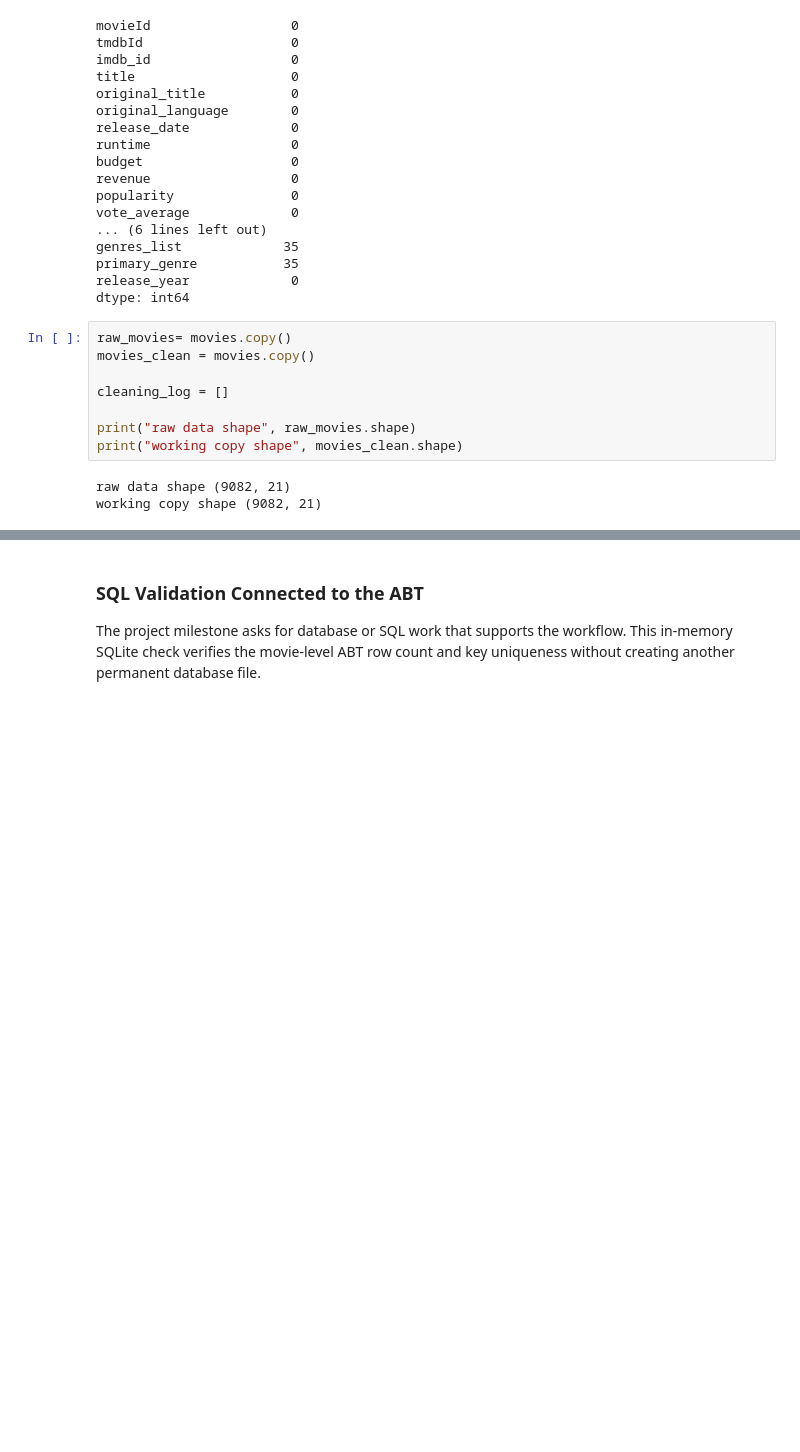
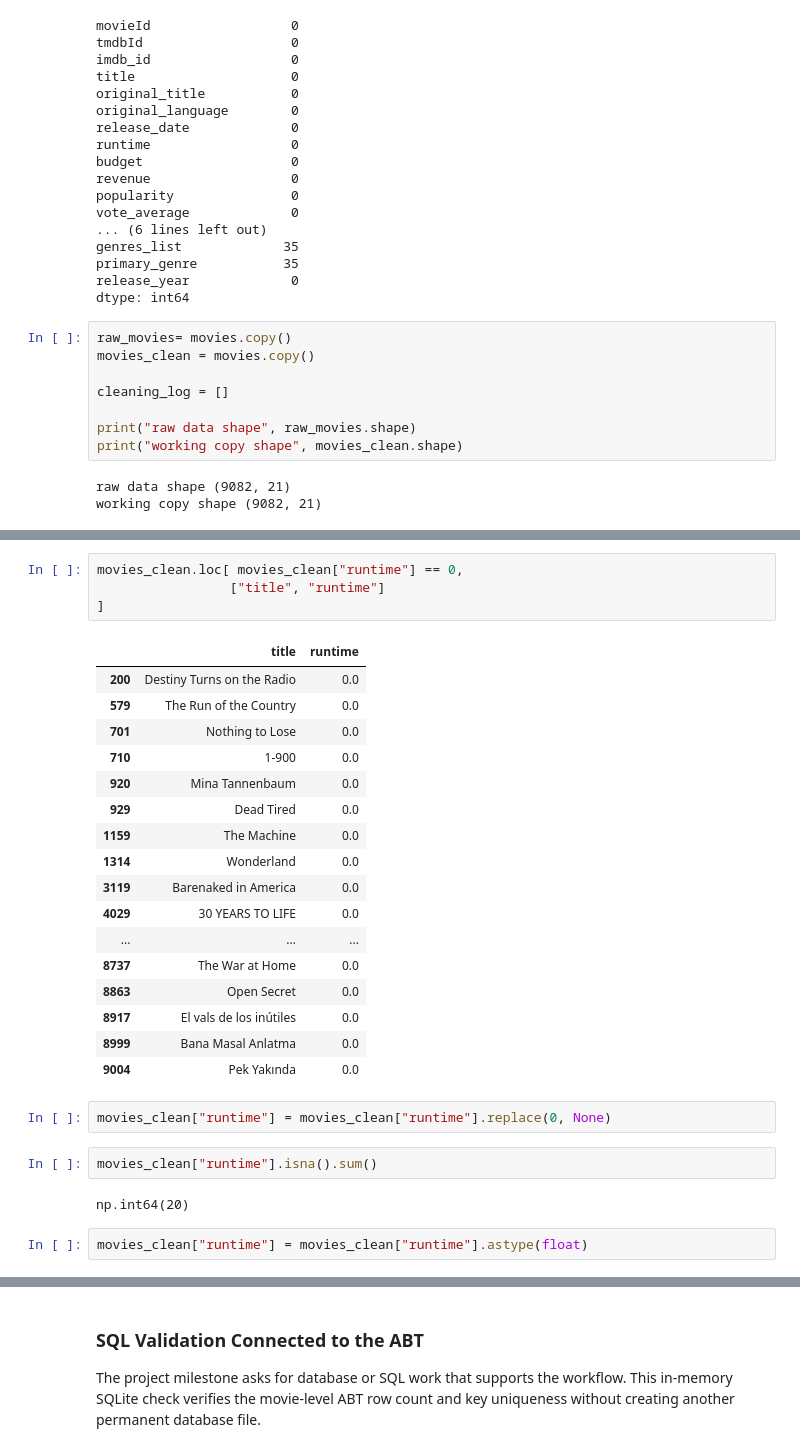
Before and after one commit to angelinaharding0301/ban6003-project-option-1-movies-Angelina-Harding, a Jupyter notebook: notebooks/movies_project_starter.ipynb, the cells around one changed output, grey strips where cells are left out. Saved outputs shown, nothing was run; the diff lists cells and outputs as text; blank space fills up the shorter version.

```diff
--- a/notebooks/movies_project_starter.ipynb
+++ b/notebooks/movies_project_starter.ipynb
@@ -407,0 +488,30 @@ working copy shape (9082, 21)
+# %%
+movies_clean.loc[ movies_clean["runtime"] == 0,
+                 ["title", "runtime"]
+]
+# %% [output]
+|  | title | runtime |
+| 200 | Destiny Turns on the Radio | 0.0 |
+| 579 | The Run of the Country | 0.0 |
+| 701 | Nothing to Lose | 0.0 |
+| 710 | 1-900 | 0.0 |
+| 920 | Mina Tannenbaum | 0.0 |
+| 929 | Dead Tired | 0.0 |
+| 1159 | The Machine | 0.0 |
+| 1314 | Wonderland | 0.0 |
+| 3119 | Barenaked in America | 0.0 |
+| 4029 | 30 YEARS TO LIFE | 0.0 |
+| ... | ... | ... |
+| 8737 | The War at Home | 0.0 |
+| 8863 | Open Secret | 0.0 |
+| 8917 | El vals de los inútiles | 0.0 |
+| 8999 | Bana Masal Anlatma | 0.0 |
+| 9004 | Pek Yakında | 0.0 |
+# %%
+movies_clean["runtime"] = movies_clean["runtime"].replace(0, None)
+# %%
+movies_clean["runtime"].isna().sum()
+# %% [output]
+np.int64(20)
+# %%
+movies_clean["runtime"] = movies_clean["runtime"].astype(float)
```
Also changed, not shown: parts of 48 cells of this notebook, 2 other files.
